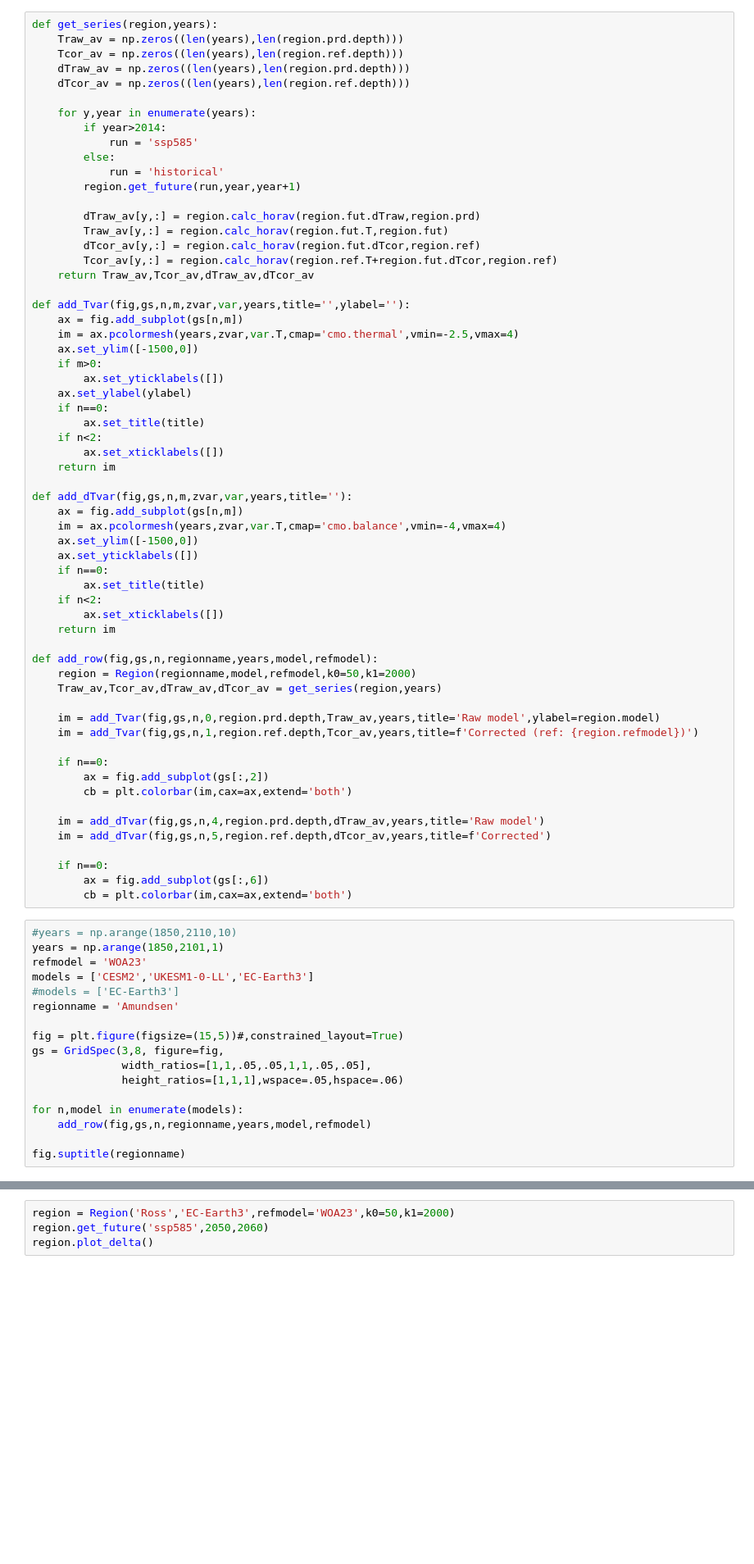
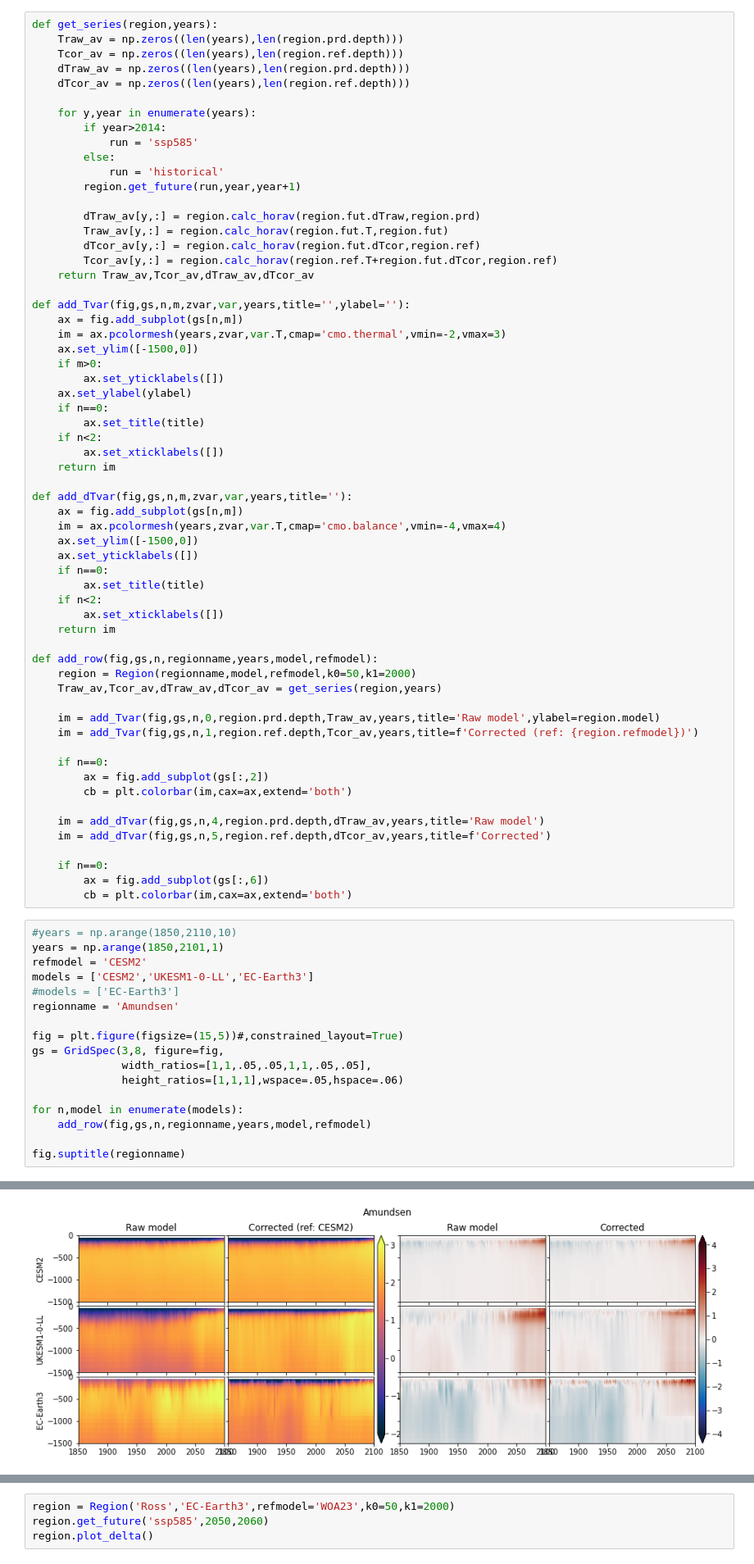
Before and after one commit to erwinlambert/ismip7, a Jupyter notebook: notebooks/klooi_cmip.ipynb, the cells around one changed output, grey strips where cells are left out. Shown at 82% size. Cells and saved outputs as stored; diff of their text form; blank space fills up the shorter version.

```diff
--- a/notebooks/klooi_cmip.ipynb
+++ b/notebooks/klooi_cmip.ipynb
@@ -50,7 +59,7 @@ def get_series(region,years):
 
 def add_Tvar(fig,gs,n,m,zvar,var,years,title='',ylabel=''):
     ax = fig.add_subplot(gs[n,m])
-    im = ax.pcolormesh(years,zvar,var.T,cmap='cmo.thermal',vmin=-2.5,vmax=4)
+    im = ax.pcolormesh(years,zvar,var.T,cmap='cmo.thermal',vmin=-2,vmax=3)
     ax.set_ylim([-1500,0])
     if m>0:
         ax.set_yticklabels([])
@@ -92,7 +101,7 @@ def add_row(fig,gs,n,regionname,years,model,refmodel):
 # %%
 #years = np.arange(1850,2110,10)
 years = np.arange(1850,2101,1)
-refmodel = 'WOA23'
+refmodel = 'CESM2'
 models = ['CESM2','UKESM1-0-LL','EC-Earth3']
 #models = ['EC-Earth3']
 regionname = 'Amundsen'
@@ -106,3 +115,4 @@ for n,model in enumerate(models):
     add_row(fig,gs,n,regionname,years,model,refmodel)
 
 fig.suptitle(regionname)
+# %% [output]
@@ -109,3 +137,4 @@ fig.suptitle(regionname)
+[figure, added]
 # %%
 #years = np.arange(1850,2110,10)
 years = np.arange(1850,2101,1)
```
Also changed, not shown: parts of 5 cells of this notebook, 2 other files.
